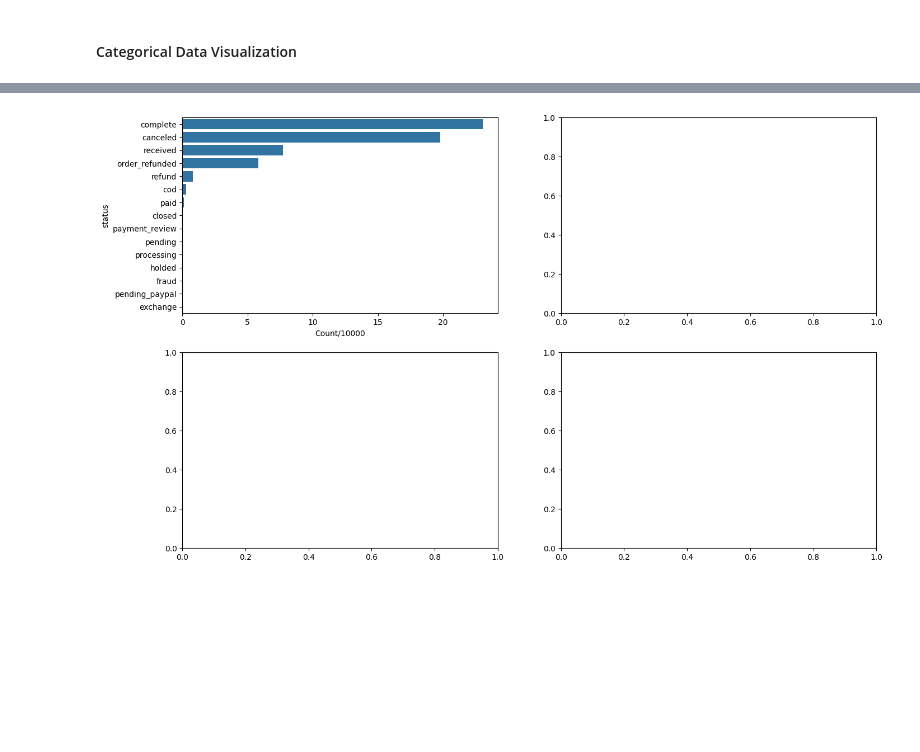
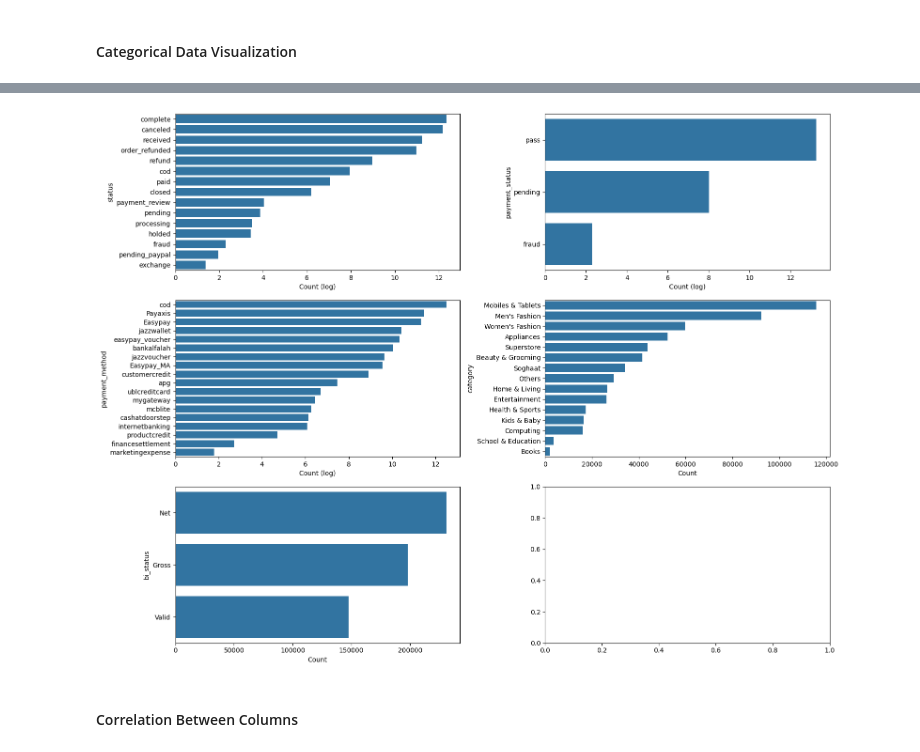
Before and after one commit to dendyandra22/ecommerce_analysis, a Jupyter notebook: e_commerce_spark.ipynb, the cells around one changed output, grey strips where cells are left out. Saved outputs shown, nothing was run; the diff lists cells and outputs as text; code cells hidden in the pictures; blank space fills up the shorter version.

```diff
--- a/e_commerce_spark.ipynb
+++ b/e_commerce_spark.ipynb
@@ -487,9 +456,23 @@ sns.barplot(x=tmp1.values/1000, y=tmp1.index, orient='h')
 # %%
-f, ax = plt.subplots(2,2, figsize=(16,10))
-ax[0,0] = sns.barplot(x=tmp1.values/10000, y=tmp1.index, orient='h', ax=ax[0,0])
-ax[0,0].set_xlabel('Count/10000')
-ax[0,0] = sns.barplot(x=tmp1.values/10000, y=tmp1.index, orient='h', ax=ax[0,0])
-ax[0,0].set_xlabel('Count/10000')
+f, ax = plt.subplots(3,2, figsize=(16,12))
+tmp1 = tmp.status.value_counts()
+ax[0,0] = sns.barplot(x=np.log(tmp1.values), y=tmp1.index, orient='h', ax=ax[0,0])
+ax[0,0].set_xlabel('Count (log)')
+tmp1 = tmp.payment_status.value_counts()
+ax[0,1] = sns.barplot(x=np.log(tmp1.values), y=tmp1.index, orient='h', ax=ax[0,1])
+ax[0,1].set_xlabel('Count (log)')
+tmp1 = tmp.payment_method.value_counts()
+ax[1,0] = sns.barplot(x=np.log(tmp1.values), y=tmp1.index, orient='h', ax=ax[1,0])
+ax[1,0].set_xlabel('Count (log)')
+tmp1 = tmp.category.value_counts()
+ax[1,1] = sns.barplot(x=tmp1.values, y=tmp1.index, orient='h', ax=ax[1,1])
+ax[1,1].set_xlabel('Count')
+tmp1 = tmp.bi_status.value_counts()
+ax[2,0] = sns.barplot(x=tmp1.values, y=tmp1.index, orient='h', ax=ax[2,0])
+ax[2,0].set_xlabel('Count')
+plt.tight_layout()
 plt.show()
 # %% [output]
-[figure, old version]
+[figure, new version]
+# %% [markdown]
+#### Correlation Between Columns
```
Also changed, not shown: parts of 12 cells of this notebook.
